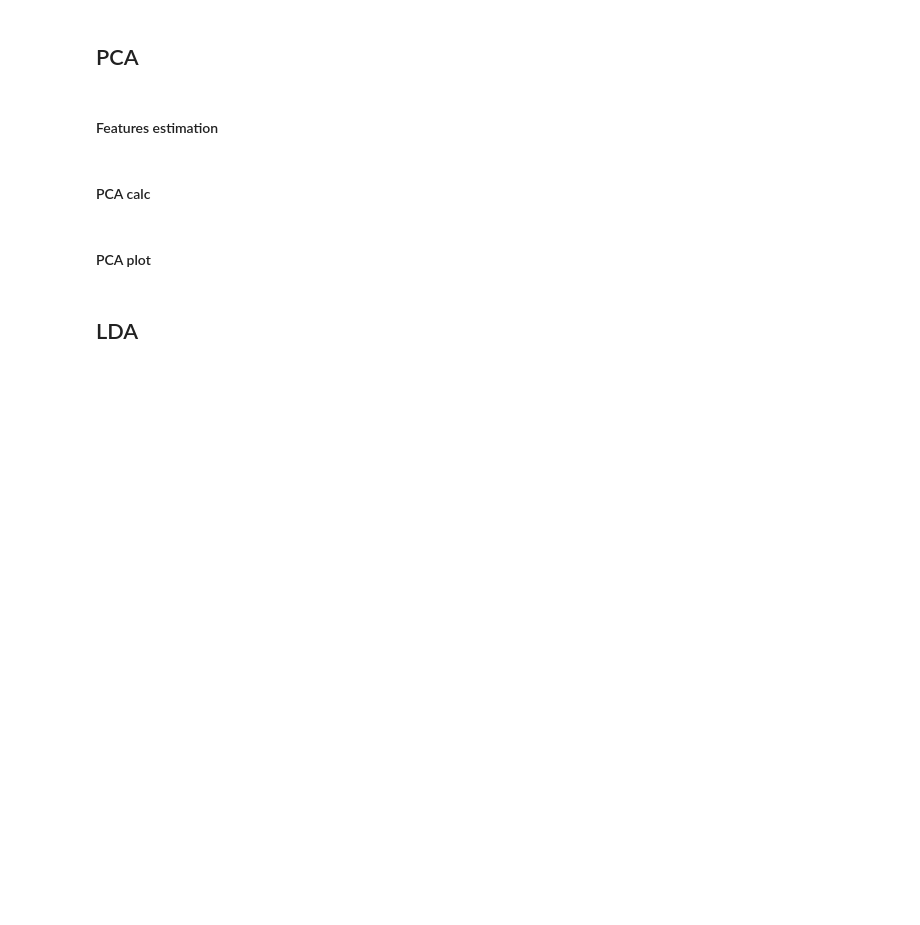
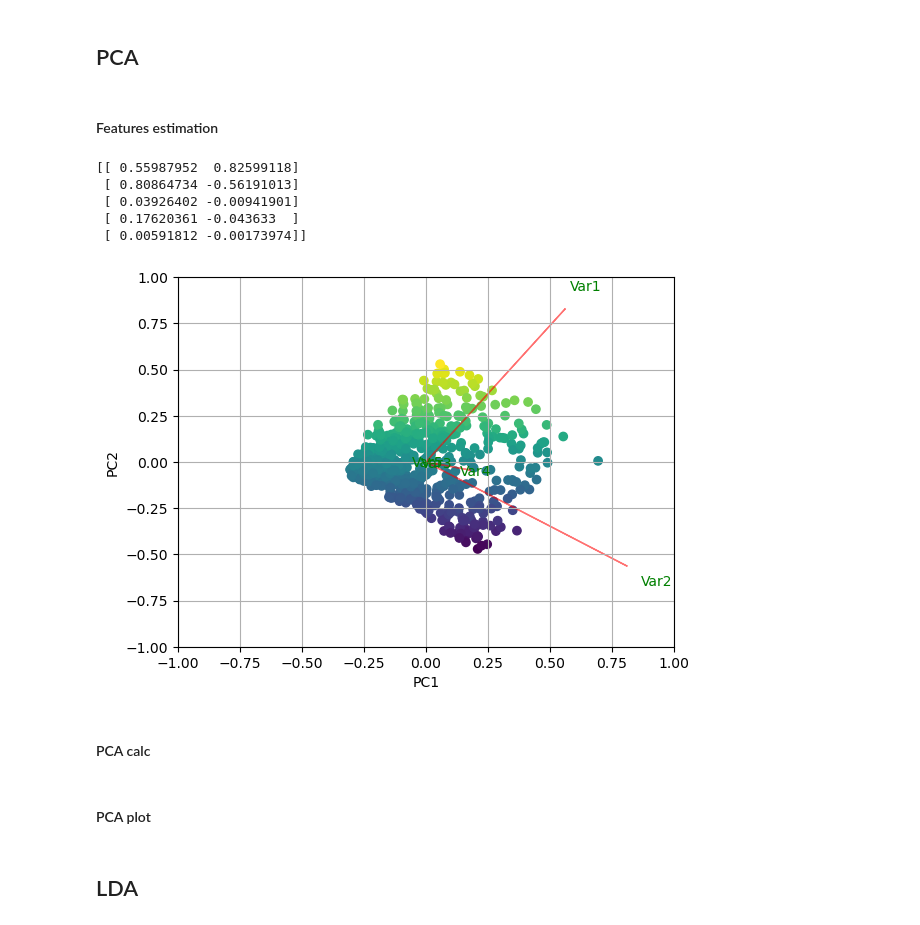
Before and after one commit to wisstock/microca, a Jupyter notebook: glia/micro_stat.ipynb, the cells around one changed output. Cells and saved outputs as stored; diff of their text form; code cells hidden in the pictures; blank space fills up the shorter version.

```diff
--- a/glia/micro_stat.ipynb
+++ b/glia/micro_stat.ipynb
@@ -216,32 +266,41 @@ plt.show()
 # %%
 # https://stackoverflow.com/questions/50796024/feature-variable-importance-after-a-pca-analysis
 
 def myplot(score,coeff,labels=None):
     xs = score[:,0]
     ys = score[:,1]
     n = coeff.shape[0]
     scalex = 1.0/(xs.max() - xs.min())
     scaley = 1.0/(ys.max() - ys.min())
-    plt.scatter(xs * scalex,ys * scaley, c = y)
+    plt.scatter(xs * scalex,ys * scaley, c = ys)
     for i in range(n):
         plt.arrow(0, 0, coeff[i,0], coeff[i,1],color = 'r',alpha = 0.5)
         if labels is None:
             plt.text(coeff[i,0]* 1.15, coeff[i,1] * 1.15, "Var"+str(i+1), color = 'g', ha = 'center', va = 'center')
         else:
             plt.text(coeff[i,0]* 1.15, coeff[i,1] * 1.15, labels[i], color = 'g', ha = 'center', va = 'center')
 
 
-features = work_df[['rise', 'decay', 'FWHM', 'integral_dF', 'amp_dF']].values
+features = work_df[feature_col_list].values
 pca = PCA()
 principal = pca.fit_transform(features)
+
+print(np.transpose(pca.components_[0:2, :]))
 
 plt.xlim(-1,1)
 plt.ylim(-1,1)
 plt.xlabel("PC{}".format(1))
 plt.ylabel("PC{}".format(2))
 plt.grid()
 myplot(principal[:,0:2], np.transpose(pca.components_[0:2, :]))
 plt.show()
+# %% [output]
+[[ 0.55987952  0.82599118]
+ [ 0.80864734 -0.56191013]
+ [ 0.03926402 -0.00941901]
+ [ 0.17620361 -0.043633  ]
+ [ 0.00591812 -0.00173974]]
+[figure, added]
 # %% [markdown]
 #### PCA calc
 # %%
```
Also changed, not shown: parts of 18 cells of this notebook.
